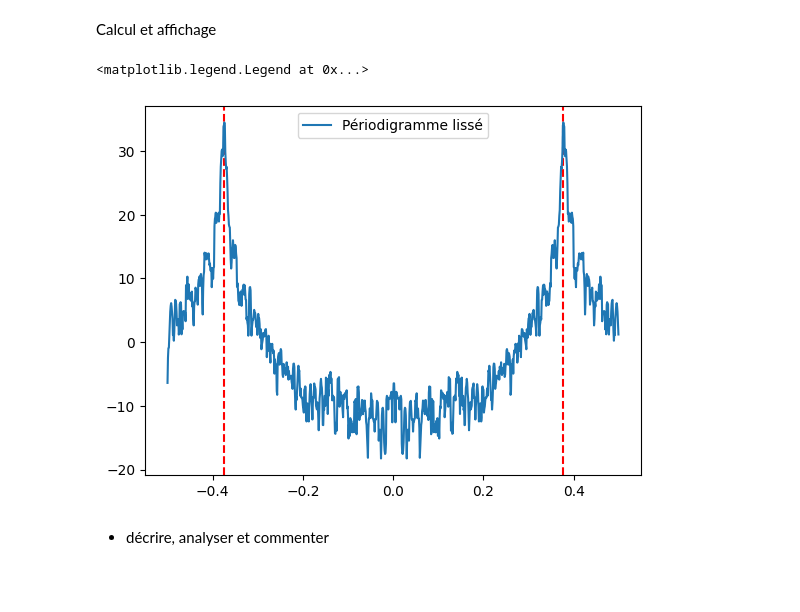
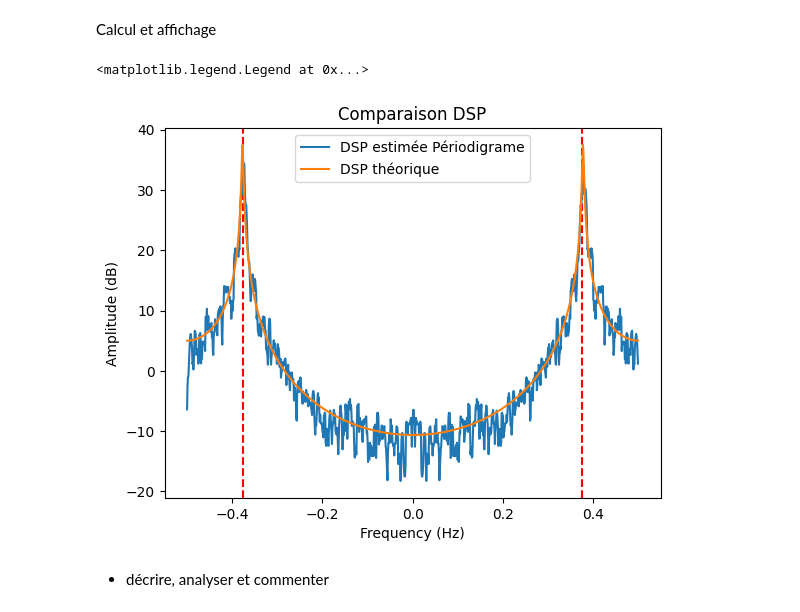
Before and after one commit to m23ayou2/UE_G, a Jupyter notebook: TP2_eleves_20260128.ipynb, the cells around one changed output. Saved outputs shown, nothing was run; the diff lists cells and outputs as text; code cells hidden in the pictures; blank space fills up the shorter version.

```diff
--- a/TP2_eleves_20260128.ipynb
+++ b/TP2_eleves_20260128.ipynb
@@ -335,16 +388,20 @@ def Periodogramlisse(signalb):
 # %% [markdown]
 Calcul et affichage
 # %%
-periodogramlisse = Periodogramlisse(Pxx_den)
-
+periodogramlisse = Periodogramlisse(Pxx_den)[:-3]
 
 plt.axvline(x=peak_value_1, color='r', linestyle='--', linewidth=1.5)
 plt.axvline(x=peak_value_2, color='r', linestyle='--', linewidth=1.5)
 
-plt.plot(f, 10*np.log10(periodogramlisse)[:-3], label="Périodigramme lissé")
+plt.plot(f, 10*np.log10(periodogramlisse), label="DSP estimée Périodigrame")
+plt.plot(f, 10*np.log10(np.abs(np.fft.fftshift(h))**2*ecarttype**2), label="DSP théorique")
+plt.title("Comparaison DSP")
+plt.xlabel('Frequency (Hz)')
+plt.ylabel('Amplitude (dB)')
+
 plt.legend()
 # %% [output]
 <matplotlib.legend.Legend at 0x...>
-[figure, old version]
+[figure, new version]
 # %% [markdown]
 - décrire, analyser et commenter
```
Also changed, not shown: parts of 22 cells of this notebook.
